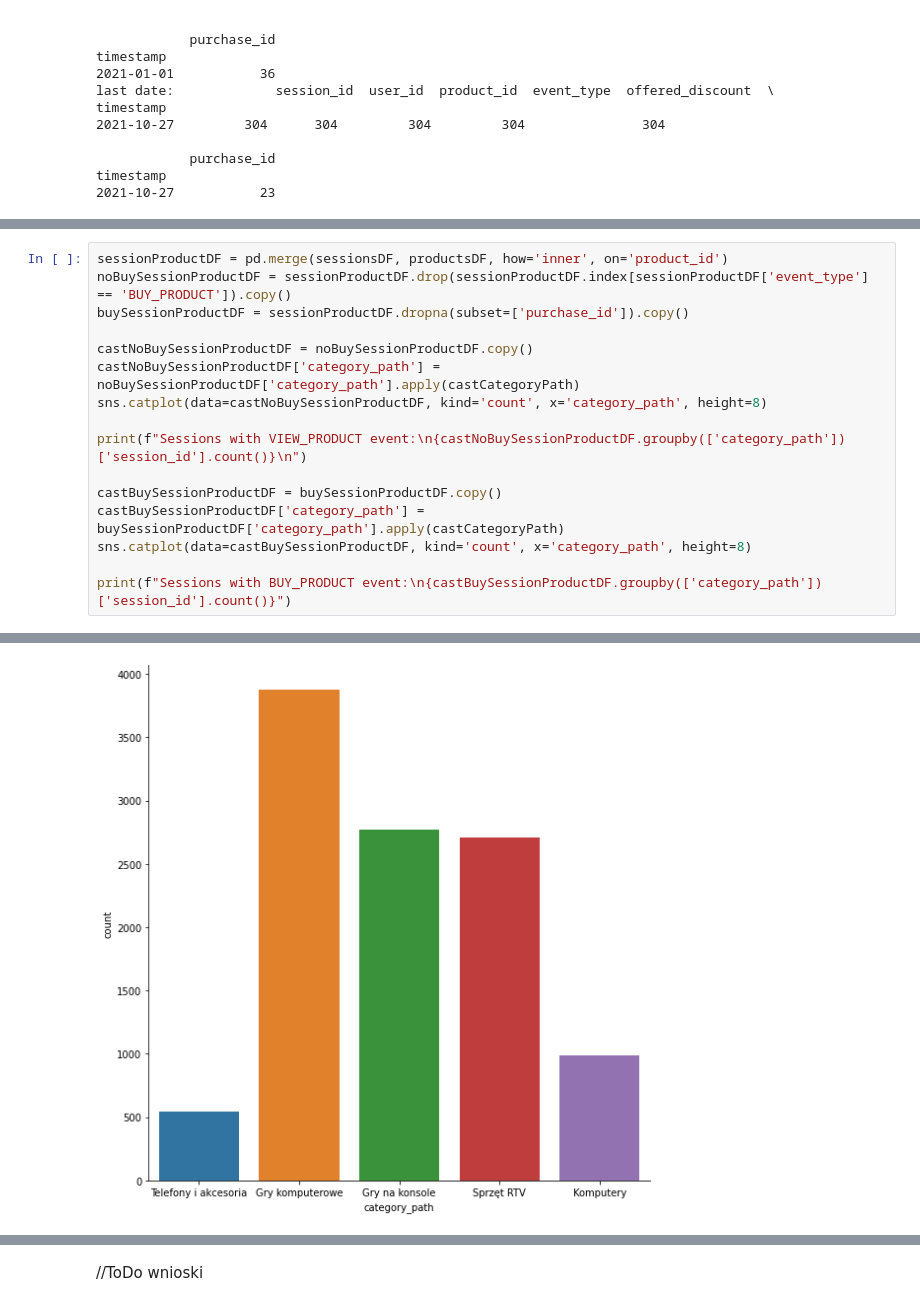
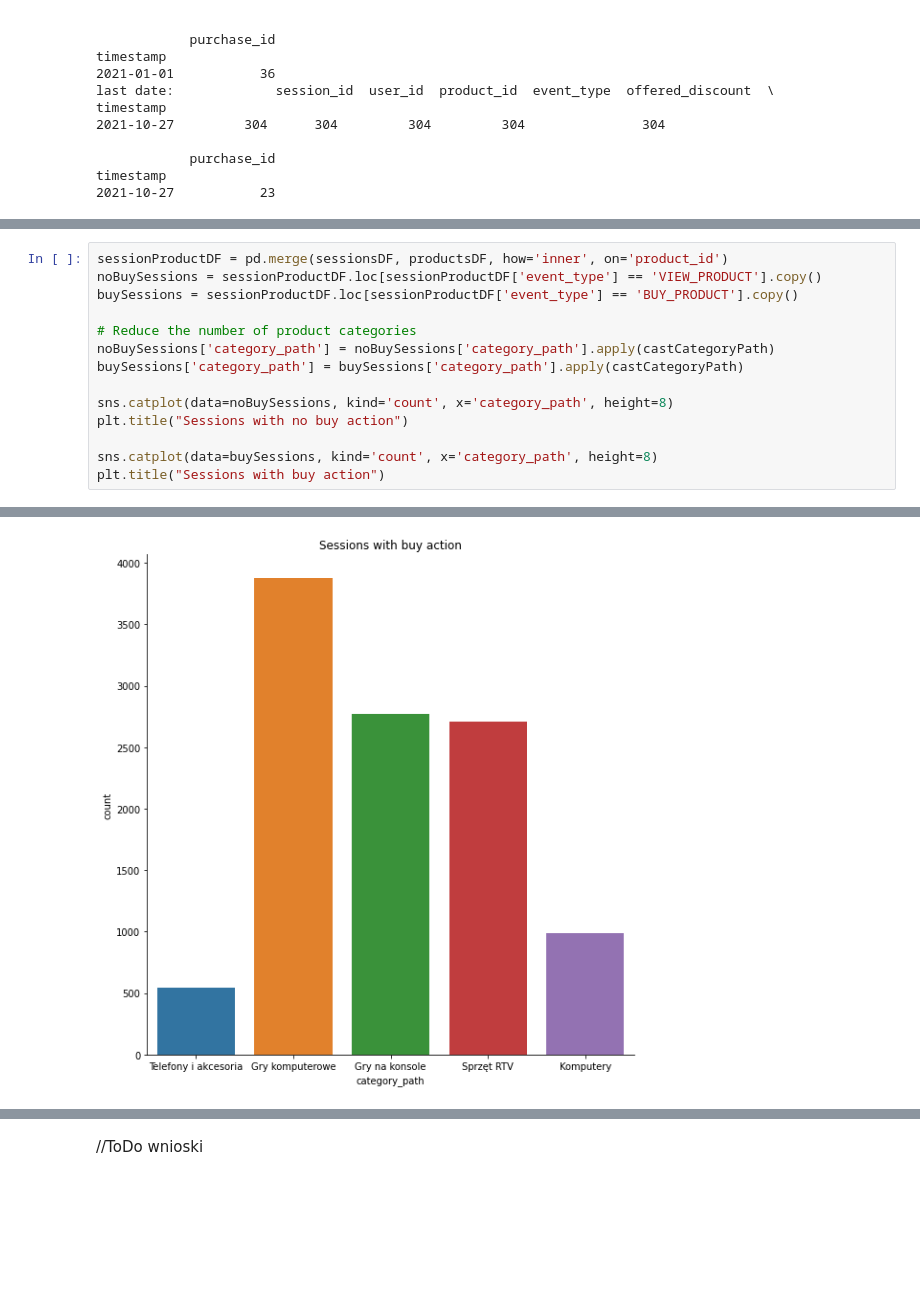
Before and after one commit to SwirtaB/IUM_Recommendation-system, a Jupyter notebook: notebooks/data_analysis.ipynb, the cells around one changed output, grey strips where cells are left out. Cells and saved outputs as stored; diff of their text form; blank space fills up the shorter version.

```diff
--- a/notebooks/data_analysis.ipynb
+++ b/notebooks/data_analysis.ipynb
@@ -532,17 +529,15 @@ Dane sesji podzieliśmy na dwa rozłączne podzbiory, w jednym znajduję się ty
 # %%
 sessionProductDF = pd.merge(sessionsDF, productsDF, how='inner', on='product_id')
-noBuySessionProductDF = sessionProductDF.drop(sessionProductDF.index[sessionProductDF['event_type'] == 'BUY_PRODUCT']).copy()
-buySessionProductDF = sessionProductDF.dropna(subset=['purchase_id']).copy()
+noBuySessions = sessionProductDF.loc[sessionProductDF['event_type'] == 'VIEW_PRODUCT'].copy()
+buySessions = sessionProductDF.loc[sessionProductDF['event_type'] == 'BUY_PRODUCT'].copy()
 
-castNoBuySessionProductDF = noBuySessionProductDF.copy()
-castNoBuySessionProductDF['category_path'] = noBuySessionProductDF['category_path'].apply(castCategoryPath)
-sns.catplot(data=castNoBuySessionProductDF, kind='count', x='category_path', height=8)
+# Reduce the number of product categories
+noBuySessions['category_path'] = noBuySessions['category_path'].apply(castCategoryPath)
+buySessions['category_path'] = buySessions['category_path'].apply(castCategoryPath)
 
-print(f"Sessions with VIEW_PRODUCT event:\n{castNoBuySessionProductDF.groupby(['category_path'])['session_id'].count()}\n")
+sns.catplot(data=noBuySessions, kind='count', x='category_path', height=8)
+plt.title("Sessions with no buy action")
 
-castBuySessionProductDF = buySessionProductDF.copy()
-castBuySessionProductDF['category_path'] = buySessionProductDF['category_path'].apply(castCategoryPath)
-sns.catplot(data=castBuySessionProductDF, kind='count', x='category_path', height=8)
-
-print(f"Sessions with BUY_PRODUCT event:\n{castBuySessionProductDF.groupby(['category_path'])['session_id'].count()}")
+sns.catplot(data=buySessions, kind='count', x='category_path', height=8)
+plt.title("Sessions with buy action")
 # %% [output]
@@ -567,2 +546,2 @@ Name: session_id, dtype: int64
-[figure, old version]
+[figure, new version]
 # %% [markdown]
```
Also changed, not shown: parts of 20 cells of this notebook.
